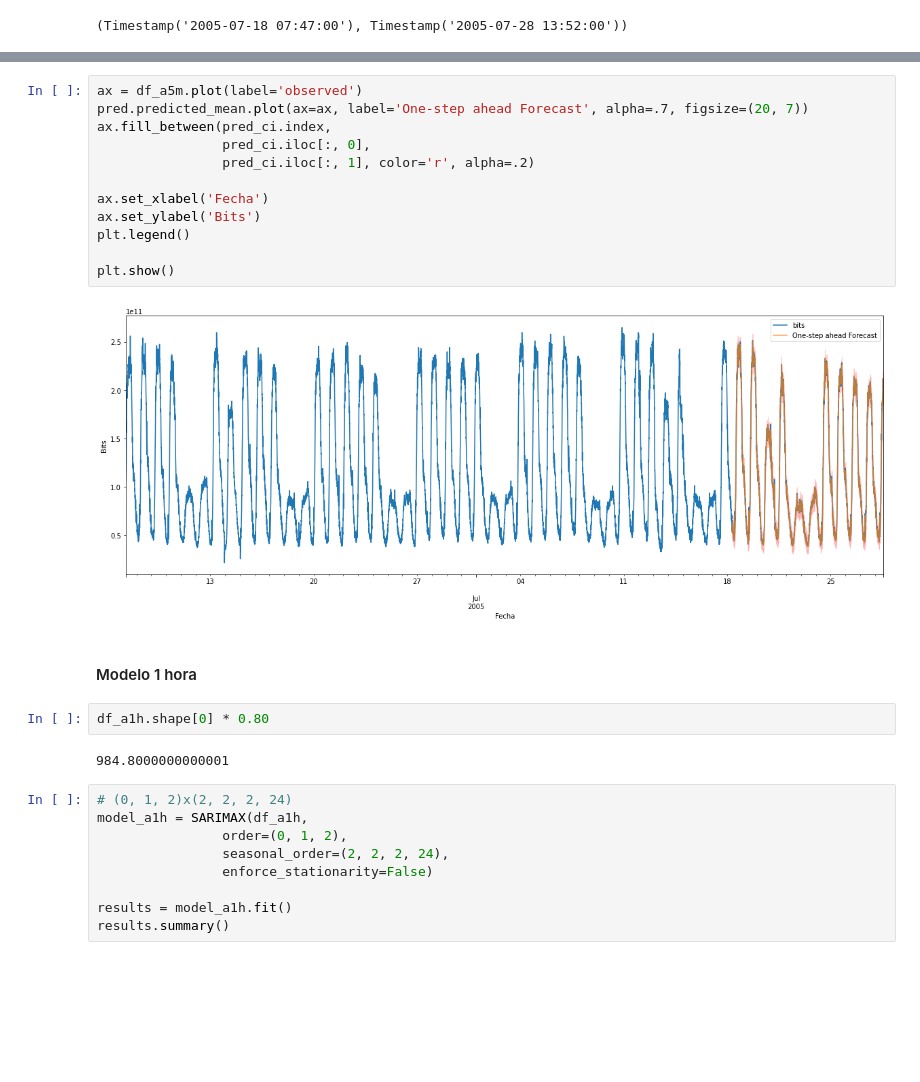
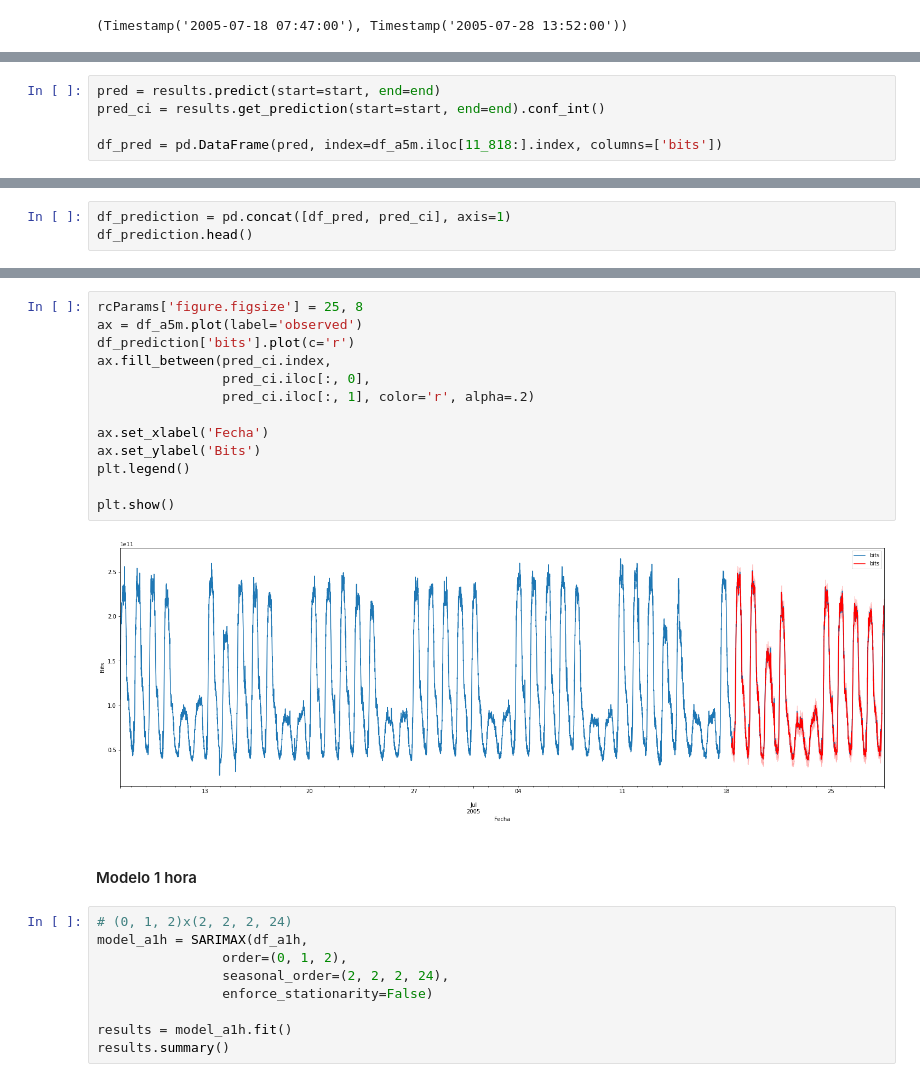
Before and after one commit to lponcec94/PolyWorks, a Jupyter notebook: semana_4/Ejemplo_InternetTraffic_Time_Series.ipynb, the cells around one changed output, grey strips where cells are left out. Cells and saved outputs as stored; diff of their text form; blank space fills up the shorter version.

```diff
--- a/semana_4/Ejemplo_InternetTraffic_Time_Series.ipynb
+++ b/semana_4/Ejemplo_InternetTraffic_Time_Series.ipynb
@@ -680,0 +695,5 @@ pred_ci = pred.conf_int()
+# %%
+pred = results.predict(start=start, end=end)
+pred_ci = results.get_prediction(start=start, end=end).conf_int()
+
+df_pred = pd.DataFrame(pred, index=df_a5m.iloc[11_818:].index, columns=['bits'])
@@ -680,0 +719,3 @@ pred_ci = pred.conf_int()
+# %%
+df_prediction = pd.concat([df_pred, pred_ci], axis=1)
+df_prediction.head()
@@ -681,23 +734,20 @@ pred_ci = pred.conf_int()
 # %%
+rcParams['figure.figsize'] = 25, 8
 ax = df_a5m.plot(label='observed')
-pred.predicted_mean.plot(ax=ax, label='One-step ahead Forecast', alpha=.7, figsize=(20, 7))
+df_prediction['bits'].plot(c='r')
 ax.fill_between(pred_ci.index,
                 pred_ci.iloc[:, 0],
                 pred_ci.iloc[:, 1], color='r', alpha=.2)
 
 ax.set_xlabel('Fecha')
 ax.set_ylabel('Bits')
 plt.legend()
 
 plt.show()
 # %% [output]
-[figure, old version]
+[figure, new version]
 # %% [markdown]
 #### Modelo 1 hora
-# %%
-df_a1h.shape[0] * 0.80
-# %% [output]
-984.8000000000001
 # %%
 # (0, 1, 2)x(2, 2, 2, 24)
 model_a1h = SARIMAX(df_a1h,
```
Also changed, not shown: parts of 19 cells of this notebook.
